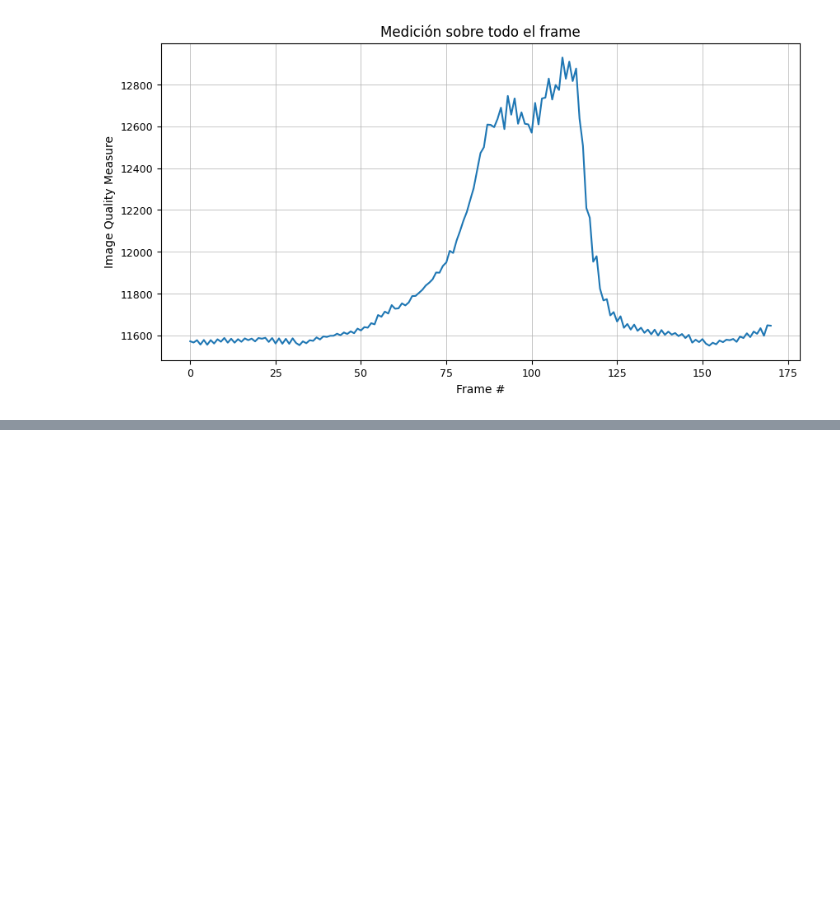
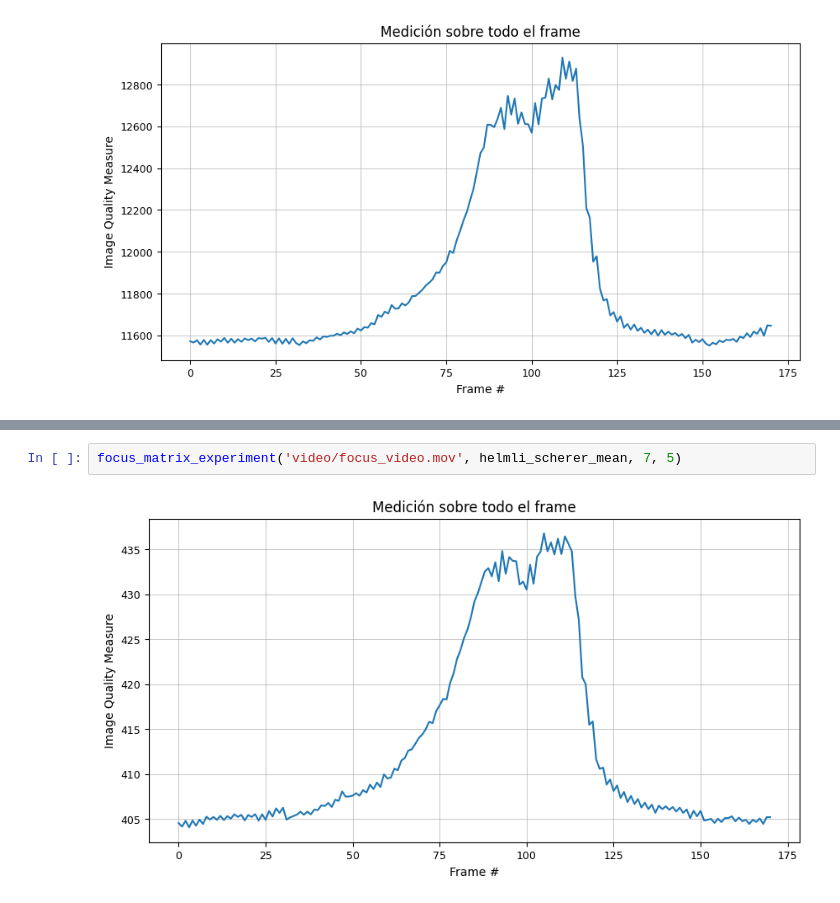
Before and after one commit to fabimass/vpc1-tp2, a Jupyter notebook: tp2_massotto.ipynb, the cells around one changed output, grey strips where cells are left out. Drawn from its saved outputs; the diff is of its cells as text; blank space fills up the shorter version.

```diff
--- a/tp2_massotto.ipynb
+++ b/tp2_massotto.ipynb
@@ -398,0 +431,4 @@ roi_experiment('video/focus_video.mov', helmli_scherer_mean, 5)
+# %%
+focus_matrix_experiment('video/focus_video.mov', helmli_scherer_mean, 7, 5)
+# %% [output]
+[figure, added]
```
Also changed, not shown: parts of 6 cells of this notebook.
